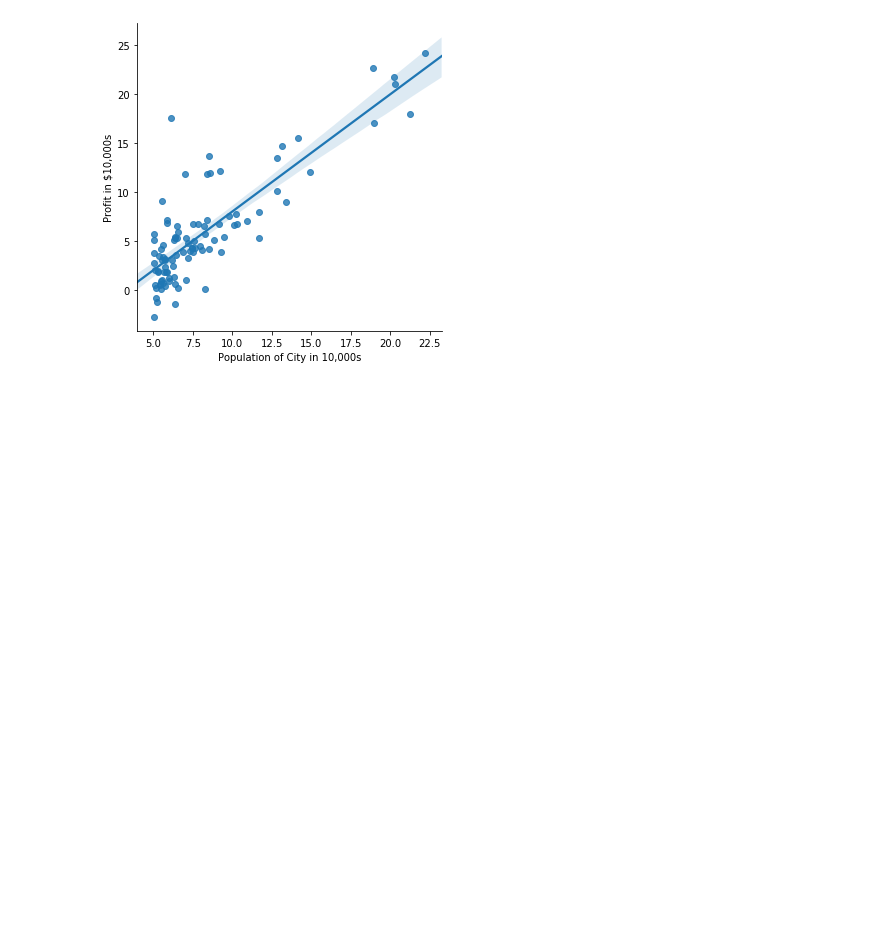
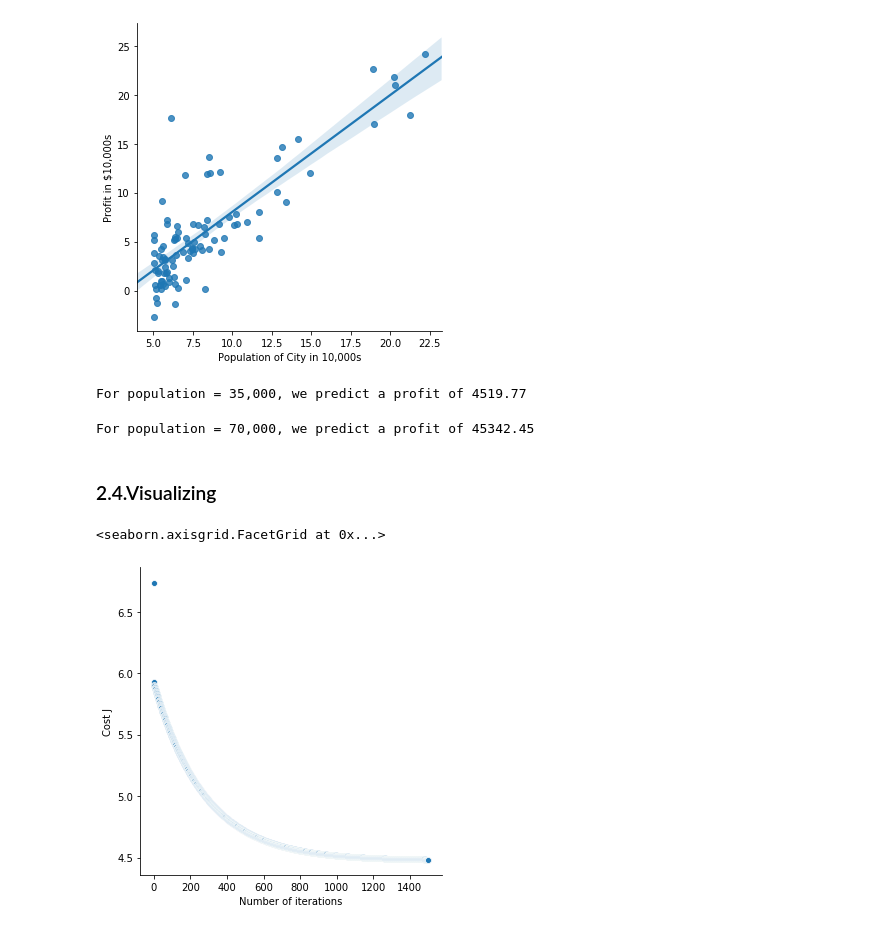
Before and after one commit to jordanlinares/my_respository, a Jupyter notebook: Linear_Regression.ipynb, the cells around one changed output. Drawn from its saved outputs; the diff is of its cells as text; code cells hidden in the pictures; blank space fills up the shorter version.

```diff
--- a/Linear_Regression.ipynb
+++ b/Linear_Regression.ipynb
@@ -123,3 +123,27 @@ sns.lmplot(x="Population of City in 10,000s", y="Profit in $10,000s",data=df)
 # %% [output]
 <seaborn.axisgrid.FacetGrid at 0x...>
 [figure]
+# %%
+#Predict values for a population of size 35,000
+predict1 = (np.array([[1, 3.5]]) @ theta).ravel()
+r1 = predict1 * 10000
+print("For population = 35,000, we predict a profit of {:.2f}".format(r1[0]))
+# %% [output]
+For population = 35,000, we predict a profit of 4519.77
+# %%
+#Predict values for a population of size 70,000
+predict2 = (np.array([[1, 7]]) @ theta).ravel()
+r2 = predict2 * 10000
+print("For population = 70,000, we predict a profit of {:.2f}".format(r2[0]))
+# %% [output]
+For population = 70,000, we predict a profit of 45342.45
+# %% [markdown]
+### 2.4.Visualizing
+# %%
+#Plot the convergence graph
+dic = {'Number of iterations': range(iterations), 'Cost J':J_history}
+df_jhist = pd.DataFrame(dic)
+sns.relplot(x='Number of iterations', y='Cost J', data=df_jhist)
+# %% [output]
+<seaborn.axisgrid.FacetGrid at 0x...>
+[figure, added]
```
Also changed, not shown: parts of 18 cells of this notebook, 1 other file.
